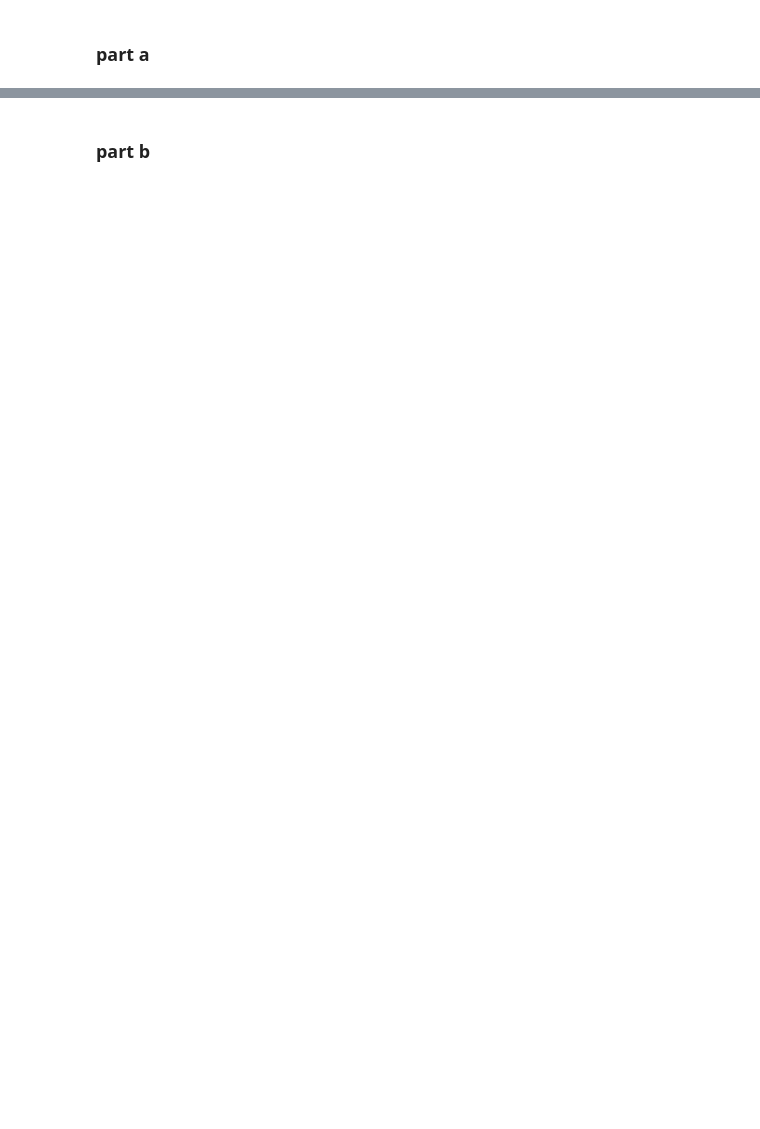
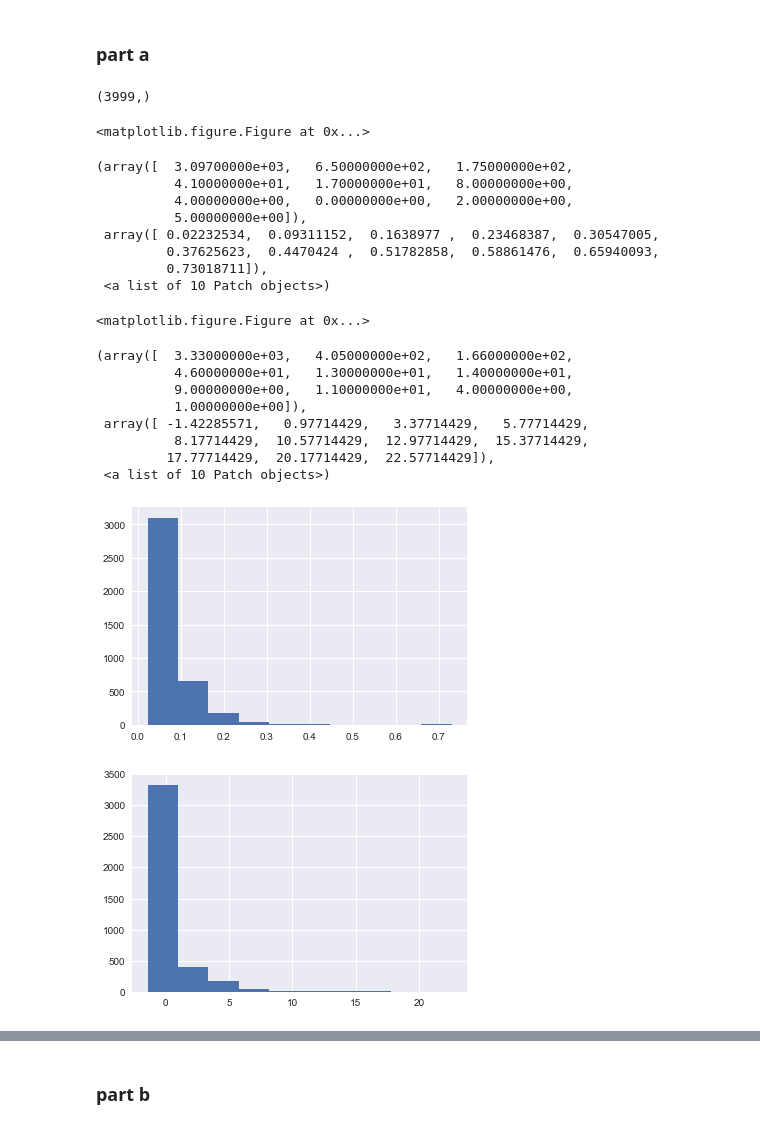
Before and after one commit to davidjuliancaldwell/machine-learning-class, a Jupyter notebook: hw2/hw2_kaggle_nb.ipynb, the cells around one changed output, grey strips where cells are left out. Saved outputs shown, nothing was run; the diff lists cells and outputs as text; code cells hidden in the pictures; blank space fills up the shorter version.

```diff
--- a/hw2/hw2_kaggle_nb.ipynb
+++ b/hw2/hw2_kaggle_nb.ipynb
@@ -201,3 +225,39 @@ X,y,featureNames = load_yelp()
 # split data
 train_d,valid_d,test_d,train_l,valid_l,test_l = split(X,y)
+# %%
+
+# get rid of outliers
+#ind_outlier = np.argmax(np.max(np.abs(train_d),axis=1))
+
+outliers_noOutlier = (np.max(np.abs(train_d),axis=1))
+
+
+print(np.shape(outliers_noOutlier))
+plt.figure()
+plt.hist(outliers_noOutlier)
+
+plt.figure()
+plt.hist(train_l)
+# %% [output]
+(3999,)
+<matplotlib.figure.Figure at 0x...>
+(array([  3.09700000e+03,   6.50000000e+02,   1.75000000e+02,
+          4.10000000e+01,   1.70000000e+01,   8.00000000e+00,
+          4.00000000e+00,   0.00000000e+00,   2.00000000e+00,
+          5.00000000e+00]),
+ array([ 0.02232534,  0.09311152,  0.1638977 ,  0.23468387,  0.30547005,
+         0.37625623,  0.4470424 ,  0.51782858,  0.58861476,  0.65940093,
+         0.73018711]),
+ <a list of 10 Patch objects>)
+<matplotlib.figure.Figure at 0x...>
+(array([  3.33000000e+03,   4.05000000e+02,   1.66000000e+02,
+          4.60000000e+01,   1.30000000e+01,   1.40000000e+01,
+          9.00000000e+00,   1.10000000e+01,   4.00000000e+00,
+          1.00000000e+00]),
+ array([ -1.42285571,   0.97714429,   3.37714429,   5.77714429,
+          8.17714429,  10.57714429,  12.97714429,  15.37714429,
+         17.77714429,  20.17714429,  22.57714429]),
+ <a list of 10 Patch objects>)
+[figure, added]
+[figure, added]
 # %%
```
Also changed, not shown: parts of 13 cells of this notebook, 1 other file.
